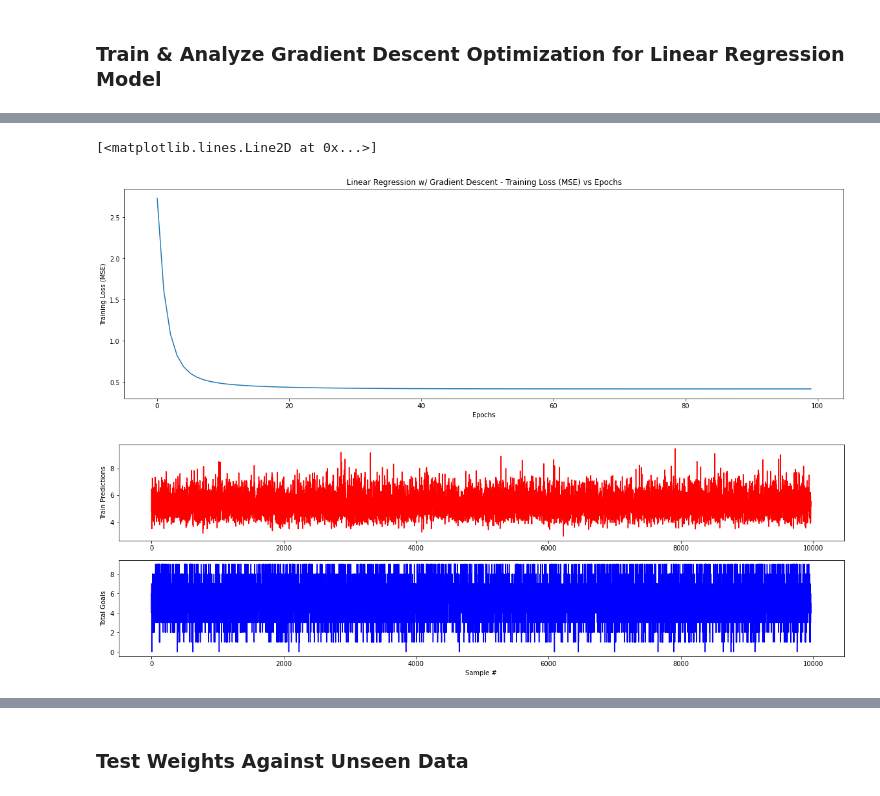
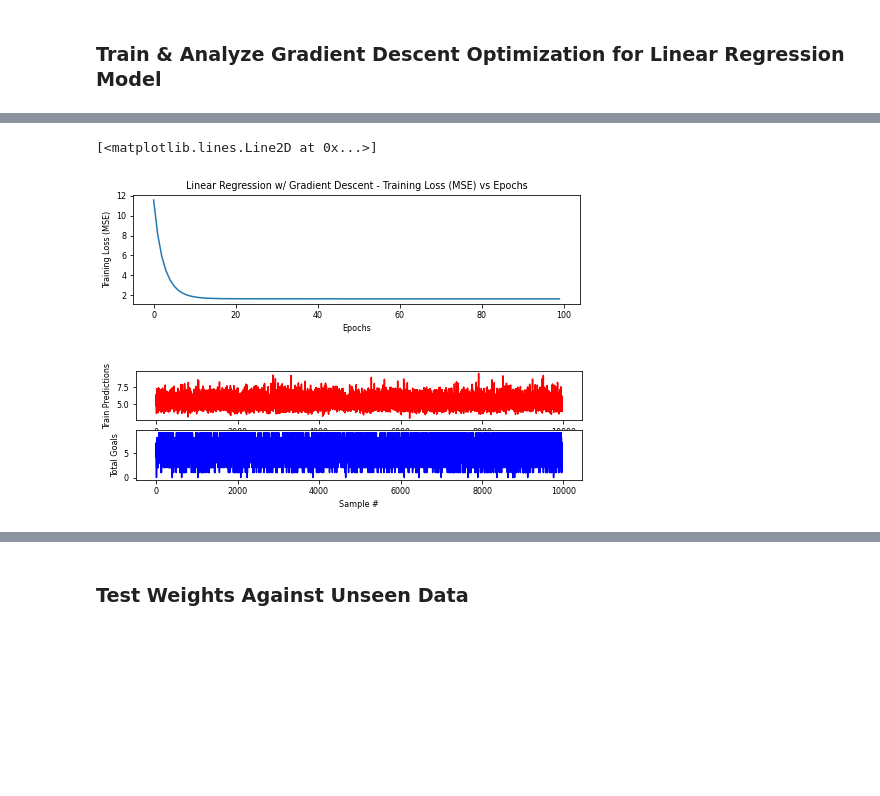
Before and after one commit to oscj/nhl-fts-prediction, a Jupyter notebook: expl/grad_des_lr.ipynb, the cells around one changed output, grey strips where cells are left out. Saved outputs shown, nothing was run; the diff lists cells and outputs as text; code cells hidden in the pictures; blank space fills up the shorter version.

```diff
--- a/expl/grad_des_lr.ipynb
+++ b/expl/grad_des_lr.ipynb
@@ -49,12 +49,12 @@ original_std = game_stats.std()
 
 game_stats_normalized =(game_stats-original_mean)/original_std
 game_stats = game_stats_normalized
-#game_stats["totalGoals"] = originalGoals
+game_stats["totalGoals"] = originalGoals
 
 features = np.array(game_stats.loc[:, game_stats.columns != 'totalGoals'],  dtype='float32')
 # augment bias term to features
 features = np.concatenate((np.ones((features.shape[0], 1)), features), axis=1)
-targets = np.array(game_stats['totalGoals'], dtype='float32')
+targets = np.array(game_stats['totalGoals'], dtype='int32')
 
 
 x_train = features[:int(features.shape[0] * 0.8)]
@@ -68,6 +68,8 @@ t_test = targets[int(targets.shape[0] * 0.9):]
 # %% [markdown]
 ### Train & Analyze Gradient Descent Optimization for Linear Regression Model
 # %%
+batch_size = 32
+
 # gradient descent algorithm on x_train and t_train:
 def gradient_descent(x_train, t_train, x_val, t_val, learning_rate, epochs):
     # initialize theta
@@ -85,12 +87,13 @@ def gradient_descent(x_train, t_train, x_val, t_val, learning_rate, epochs):
 
         # mini batch gradient descent
         for i in range(x_train.shape[0]):
-            x = x_train[i]
-            t = t_train[i]
+            # batch size x and t
+            x = x_train[i:i+batch_size]
+            t = t_train[i:i+batch_size]
             y = np.dot(x, theta)
             cost = (y - t) ** 2
             # update theta
-            theta -= learning_rate * 2 * x * (y - t)
+            theta = theta - learning_rate * (2 * x.T.dot(y - t) / x.shape[0])
         # append theta_history
         theta_history.append(theta)
         # calculate cost
@@ -125,30 +128,31 @@ Best Theta: [ 0.00428935  0.03788699  0.12197448  0.24943801 -0.0218756  -0.0424
 # %%
-plt.rcParams["figure.figsize"] = (20, 6)
+plt.rcParams["figure.figsize"] = (8, 2)
+plt.rcParams["font.size"] = 8
 plt.title("Linear Regression w/ Gradient Descent - Training Loss (MSE) vs Epochs")
 plt.xlabel("Epochs")
 plt.ylabel("Training Loss (MSE)")
 plt.plot(costs)
 # %% [output]
 [<matplotlib.lines.Line2D at 0x...>]
-[figure, old version]
+[figure, new version]
 # %%
 train_predictions = np.dot(x_train, theta)
 # %%
 # denoarmalize predictions
-train_predictions = [(t_i * original_std["totalGoals"]) + original_mean["totalGoals"] for t_i in train_predictions]
-t_train = [(ti * original_std["totalGoals"]) + original_mean["totalGoals"] for ti in t_train]
+# train_predictions = [(t_i * original_std["totalGoals"]) + original_mean["totalGoals"] for t_i in train_predictions]
+# t_train = [(ti * original_std["totalGoals"]) + original_mean["totalGoals"] for ti in t_train]
 
 plt.plot(train_predictions, 'o')
 plt.plot(t_train, 'g')
 
 
 plt.subplot(211)
 plt.plot(train_predictions, 'r-')
 plt.ylabel('Train Predictions')
 plt.subplot(212)
 plt.plot(t_train, 'b-')
 plt.ylabel('Total Goals')
 plt.xlabel('Sample #')
 plt.show()
 # %% [output]
-[figure, old version]
+[figure, new version]
```
Also changed, not shown: parts of 9 cells of this notebook, 25 other files.
